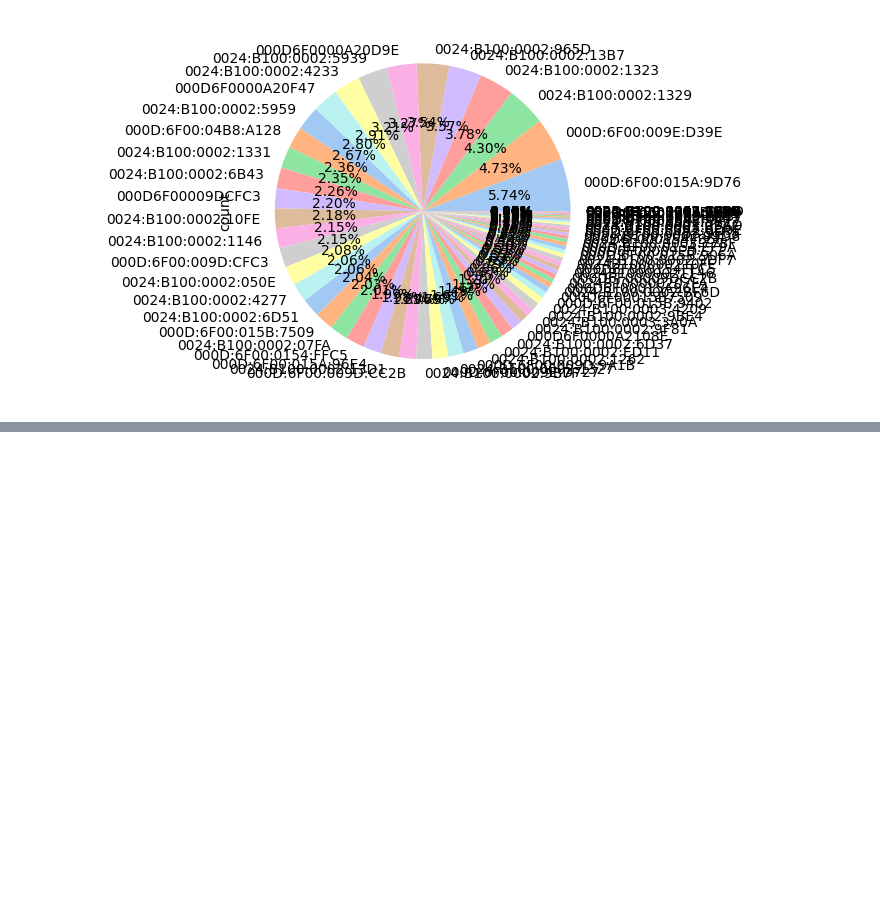
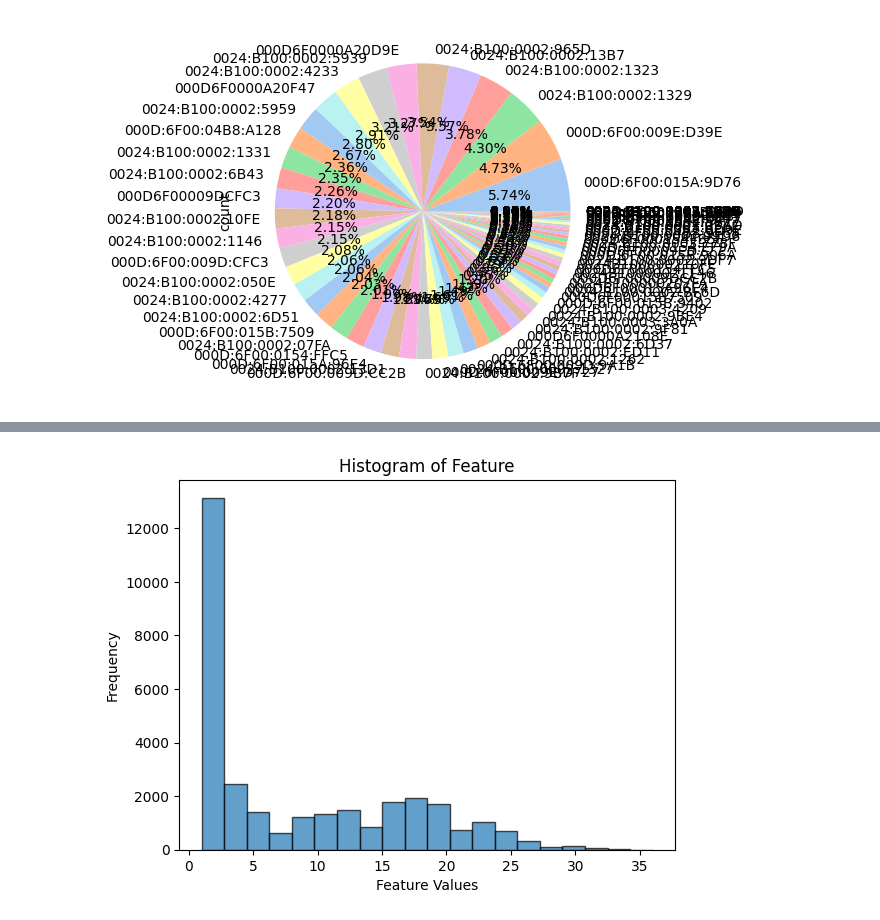
Before and after one commit to natvar55/IT496_Data_Voyagers_Project1, a Jupyter notebook: cp_202101203.ipynb, the cells around one changed output, grey strips where cells are left out. Saved outputs shown, nothing was run; the diff lists cells and outputs as text; code cells hidden in the pictures; blank space fills up the shorter version.

```diff
--- a/cp_202101203.ipynb
+++ b/cp_202101203.ipynb
@@ -59,0 +265,3 @@ Mac_A.plot(kind = 'pie', colors=piec_colors, autopct = '%1.2f%%')
+# %%
+le.fit(list(df['MAC Address']))
+df['MAC Address_cat'] = df['MAC Address'].apply(lambda x: le.transform([x])[0]+1)
@@ -59,0 +286,5 @@ Mac_A.plot(kind = 'pie', colors=piec_colors, autopct = '%1.2f%%')
+# %%
+df['Total Duration (hh:mm:ss)'] = pd.to_timedelta(df['Total Duration (hh:mm:ss)'])
+
+df['Total Duration (seconds)'] = df['Total Duration (hh:mm:ss)'].dt.total_seconds()
+df['Total Duration (seconds)']
@@ -59,0 +304,5 @@ Mac_A.plot(kind = 'pie', colors=piec_colors, autopct = '%1.2f%%')
+# %%
+df['Charging Time (hh:mm:ss)'] = pd.to_timedelta(df['Charging Time (hh:mm:ss)'])
+
+df['Charging Time (seconds)'] = df['Charging Time (hh:mm:ss)'].dt.total_seconds()
+df['Charging Time (seconds)']
@@ -59,0 +333,4 @@ Mac_A.plot(kind = 'pie', colors=piec_colors, autopct = '%1.2f%%')
+# %%
+df['Total Duration (hours)'] = df['Total Duration (seconds)'] / 3600
+df_cnt_h=df['Total Duration (hours)'].value_counts()
+df_cnt_h
@@ -59,0 +354,8 @@ Mac_A.plot(kind = 'pie', colors=piec_colors, autopct = '%1.2f%%')
+# %%
+plt.hist(df_cnt_h, bins=20, edgecolor='k', alpha=0.7)
+plt.xlabel('Feature Values')
+plt.ylabel('Frequency')
+plt.title('Histogram of Feature')
+plt.show()
+# %% [output]
+[figure, added]
```
Also changed, not shown: parts of 38 cells of this notebook.
